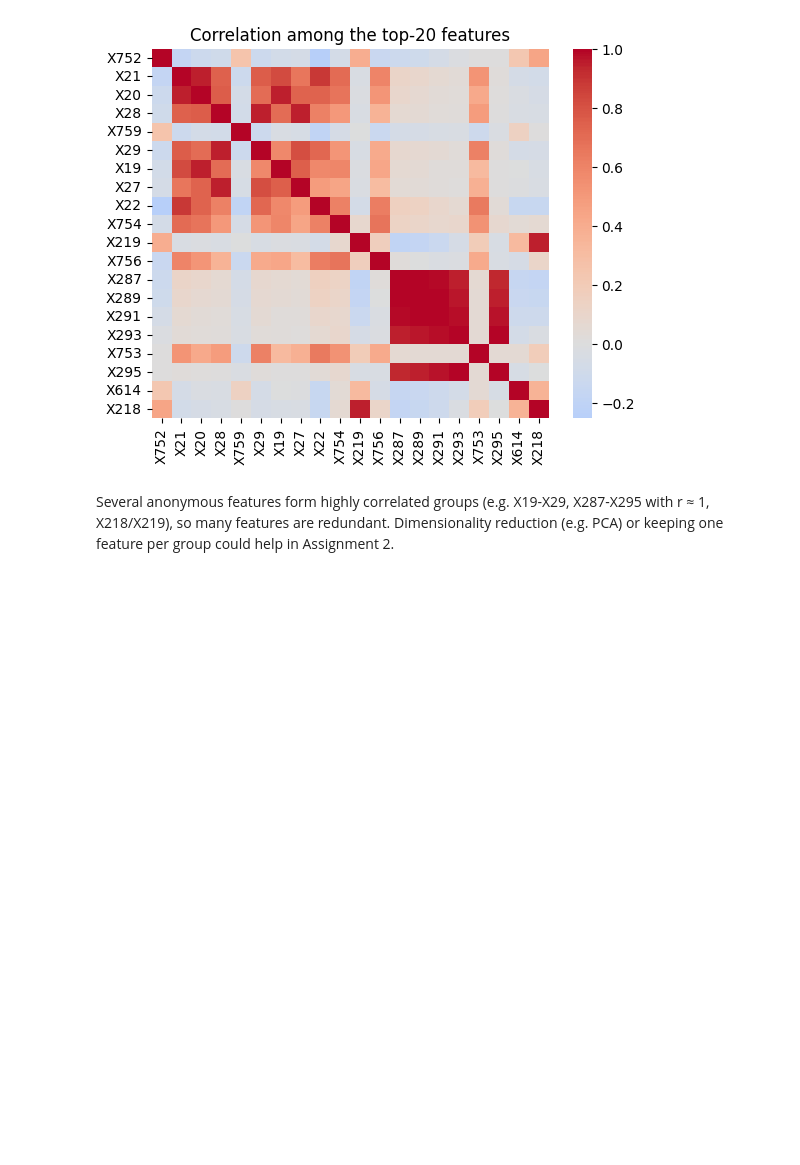
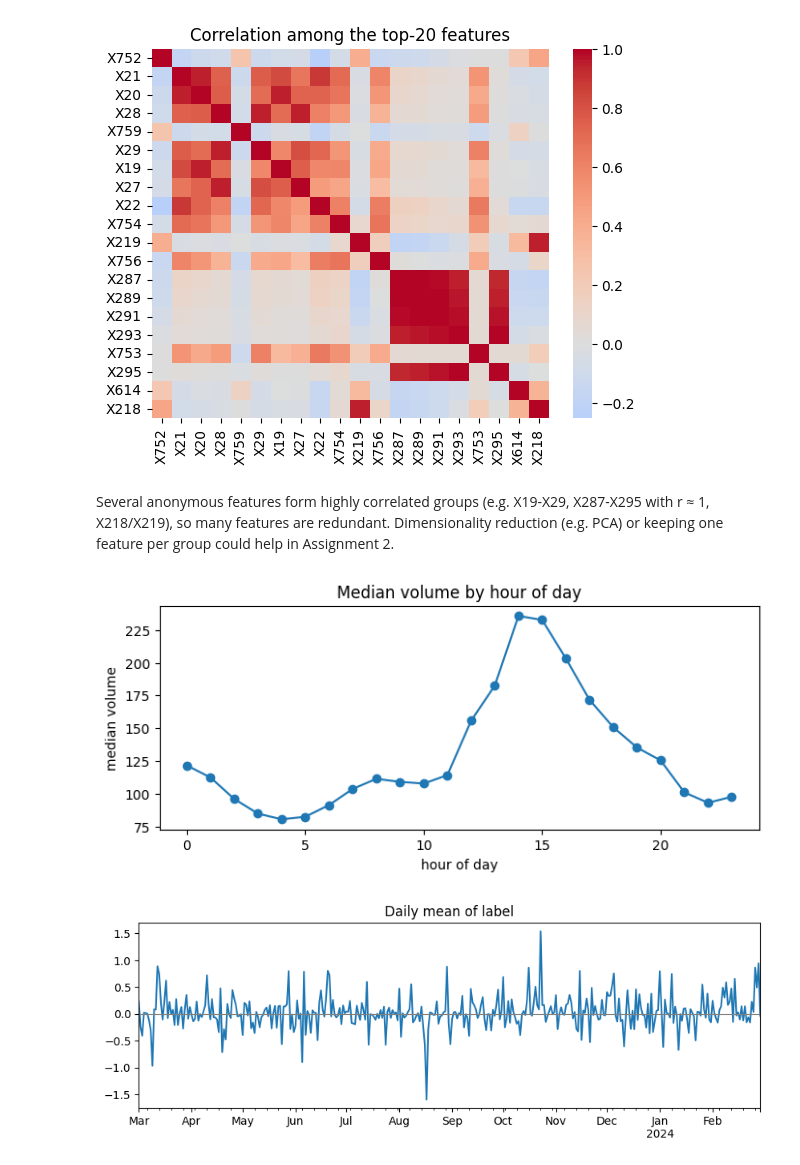
Before and after one commit to Mustafa-karcak/GROUP56_CENG313, a Jupyter notebook: assignment1_eda_baseline.ipynb, the cells around one changed output. Cells and saved outputs as stored; diff of their text form; code cells hidden in the pictures; blank space fills up the shorter version.

```diff
--- a/assignment1_eda_baseline.ipynb
+++ b/assignment1_eda_baseline.ipynb
@@ -245,3 +245,18 @@ plt.show()
 [figure]
 # %% [markdown]
 Several anonymous features form highly correlated groups (e.g. X19-X29, X287-X295 with r ≈ 1, X218/X219), so many features are redundant. Dimensionality reduction (e.g. PCA) or keeping one feature per group could help in Assignment 2.
+# %%
+hourly = train.groupby(train.index.hour)['volume'].median()
+hourly.plot(marker='o', figsize=(8, 3))
+plt.xlabel('hour of day'); plt.ylabel('median volume')
+plt.title('Median volume by hour of day')
+plt.show()
+
+daily = train['label'].resample('D').mean()
+daily.plot(figsize=(10, 3))
+plt.axhline(0, color='grey', lw=0.8)
+plt.title('Daily mean of label')
+plt.show()
+# %% [output]
+[figure, added]
+[figure, added]
```
Also changed, not shown: parts of 3 cells of this notebook.
